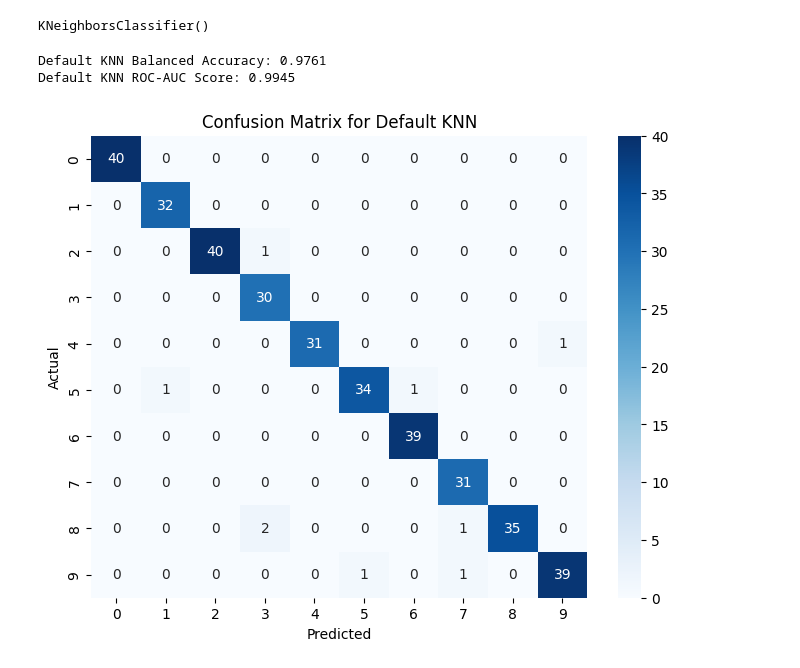
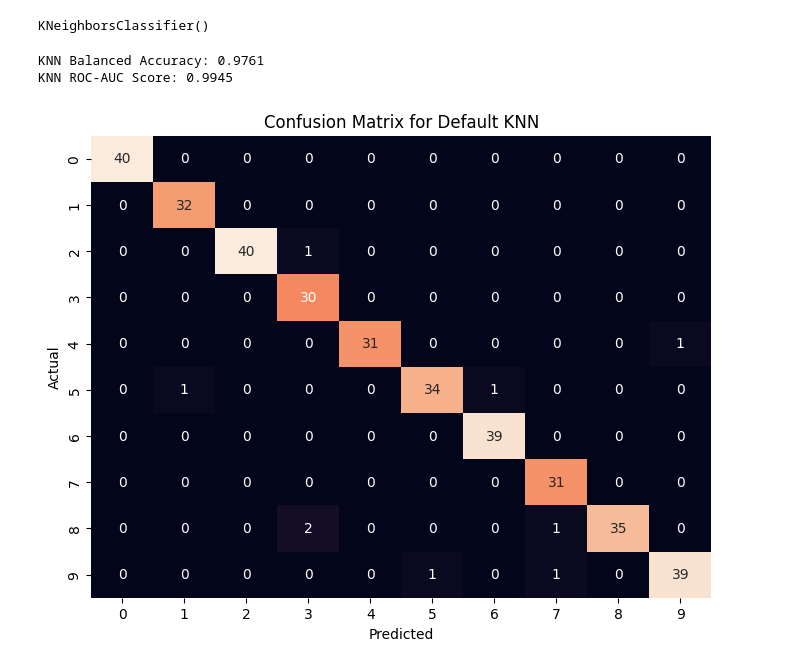
Before and after one commit to reghuramk/ml-group-project, a Jupyter notebook: reghuram/k-nn.ipynb, the cells around one changed output. Saved outputs shown, nothing was run; the diff lists cells and outputs as text; code cells hidden in the pictures.

```diff
--- a/reghuram/k-nn.ipynb
+++ b/reghuram/k-nn.ipynb
@@ -37,28 +37,31 @@ model_knn.fit(X_train, Y_train)
 KNeighborsClassifier()
 # %%
 # Predictions
-pred_svm = model_knn.predict(X_test)
+pred_knn = model_knn.predict(X_test)
 y_prob = model_knn.predict_proba(X_test)
 
 # Evaluations
-bal_acc_knn = balanced_accuracy_score(Y_test, pred_svm)
-roc_knn = roc_auc_score(Y_test, y_prob, multi_class="ovr", average="macro")
+bal_acc_knn = balanced_accuracy_score(Y_test, pred_knn) #(Scikit,2025)
+roc_knn = roc_auc_score(Y_test, y_prob, multi_class="ovr", average="macro") #(Scikit,2025)
 
 print(f"KNN Balanced Accuracy: {bal_acc_knn:.4f}")
 print(f"KNN ROC-AUC Score: {roc_knn:.4f}")
 # %% [output]
-Default KNN Balanced Accuracy: 0.9761
-Default KNN ROC-AUC Score: 0.9945
+KNN Balanced Accuracy: 0.9761
+KNN ROC-AUC Score: 0.9945
 # %%
 # Confusion Matrix
+cm_knn = confusion_matrix(Y_test, pred_knn)
+
+#ploting the matrix
 plt.figure(figsize=(8, 6))
-sns.heatmap(confusion_matrix(Y_test, pred_svm), annot=True, fmt="d", cmap="Blues", xticklabels=digits.target_names, yticklabels=digits.target_names)
+sns.heatmap(cm_knn, annot=True, fmt="d",  cbar=False)
 plt.xlabel("Predicted")
 plt.ylabel("Actual")
 plt.title("Confusion Matrix for Default KNN")
 plt.show()
 # %% [output]
-[figure, old version]
+[figure, new version]
 # %%
 from sklearn.model_selection import GridSearchCV
 
```
Also changed, not shown: parts of 3 cells of this notebook, 7 other files.
